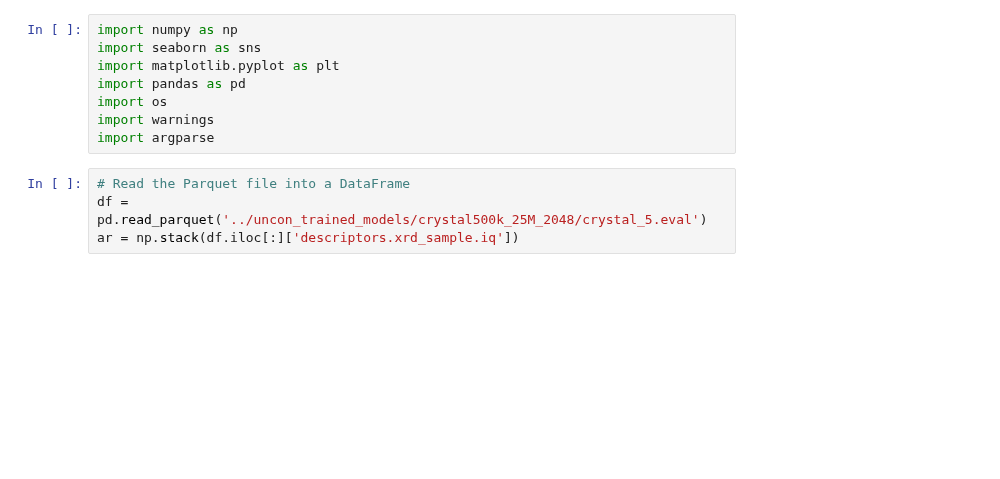
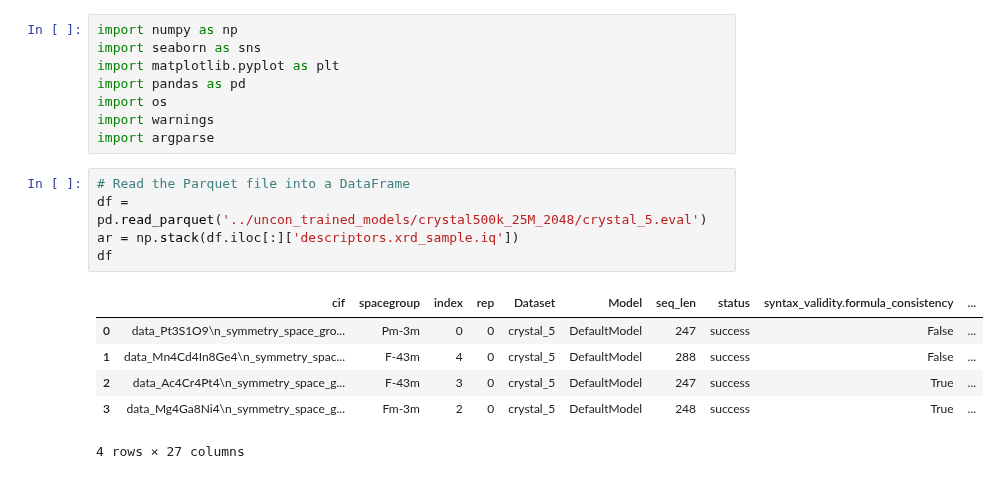
Before and after one commit to zhaohan-alan/decifier, a Jupyter notebook: decifer/notebooks/eval_files_and_descriptors.ipynb, the cells around one changed output. Saved outputs shown, nothing was run; the diff lists cells and outputs as text; blank space fills up the shorter version.

```diff
--- a/decifer/notebooks/eval_files_and_descriptors.ipynb
+++ b/decifer/notebooks/eval_files_and_descriptors.ipynb
@@ -9,7 +9,15 @@ import argparse
 # %%
 # Read the Parquet file into a DataFrame
 df = pd.read_parquet('../uncon_trained_models/crystal500k_25M_2048/crystal_5.eval')
 ar = np.stack(df.iloc[:]['descriptors.xrd_sample.iq'])
+df
+# %% [output]
+|  | cif | spacegroup | index | rep | Dataset | Model | seq_len | status | syntax_validity.formula_consistency | ... |
+| 0 | data_Pt3S1O9\n_symmetry_space_gro... | Pm-3m | 0 | 0 | crystal_5 | DefaultModel | 247 | success | False | ... |
+| 1 | data_Mn4Cd4In8Ge4\n_symmetry_spac... | F-43m | 4 | 0 | crystal_5 | DefaultModel | 288 | success | False | ... |
+| 2 | data_Ac4Cr4Pt4\n_symmetry_space_g... | F-43m | 3 | 0 | crystal_5 | DefaultModel | 247 | success | True | ... |
+| 3 | data_Mg4Ga8Ni4\n_symmetry_space_g... | Fm-3m | 2 | 0 | crystal_5 | DefaultModel | 248 | success | True | ... |
+4 rows × 27 columns
 # %%
 plt.plot(df.iloc[2]['descriptors.xrd_sample.q'], df.iloc[2]['descriptors.xrd_sample.iq'])
 plt.plot(df.iloc[2]['descriptors.xrd_gen.q'], df.iloc[2]['descriptors.xrd_gen.iq'])
```
Also changed, not shown: parts of 9 cells of this notebook.
